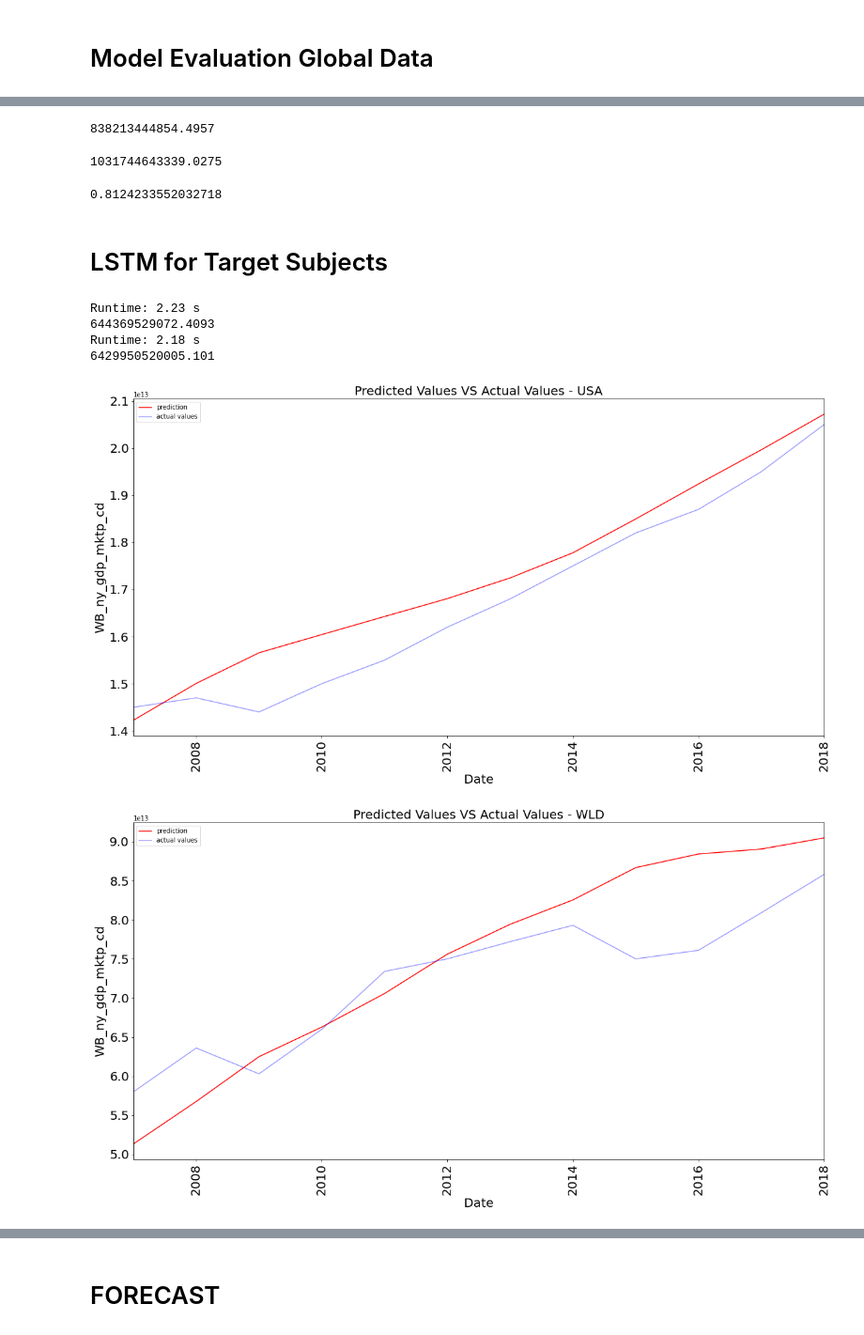
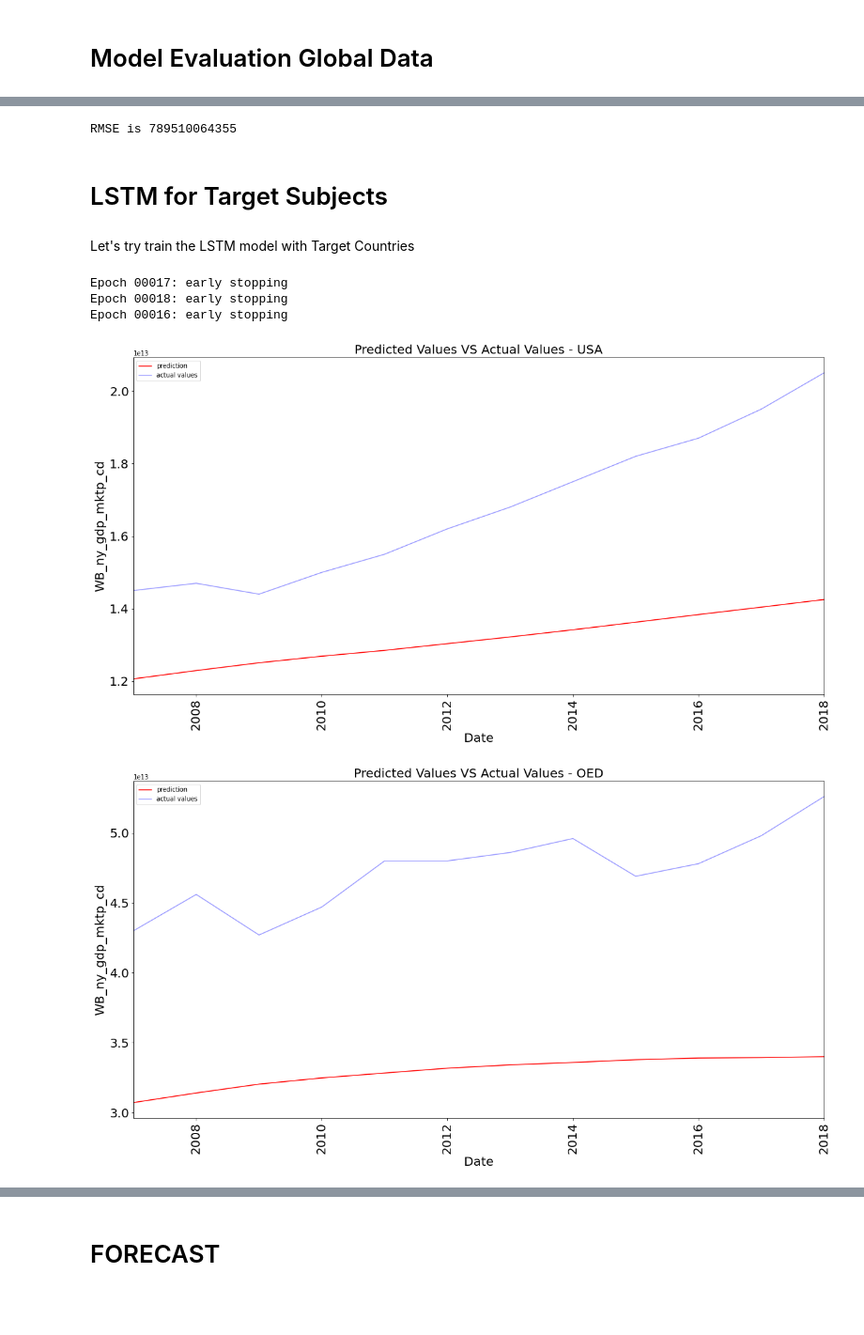
Before and after one commit to haydarevren/automated-insight, a Jupyter notebook: automated-insight.ipynb, the cells around one changed output, grey strips where cells are left out. Shown at 94% size. Drawn from its saved outputs; the diff is of its cells as text; code cells hidden in the pictures; blank space fills up the shorter version.

```diff
--- a/automated-insight.ipynb
+++ b/automated-insight.ipynb
@@ -26,9 +80,9 @@ from sklearn.metrics import mean_squared_error
 # %%
-df = pd.read_csv('capstone_dataset.csv')
+df = pd.read_csv('data/capstone_dataset.csv')
 subject_iden_col=['iso']
 time_iden_cols=['year']
 
 target_cols=['WB_ny_gdp_mktp_cd', 'WB_ny_gdp_defl_kd_zg']
-target_subjects=['USA',' WLD']
+target_subjects=['USA', 'OED', 'HIC', 'IND']
 
-target_periods=5
+target_periods=3
@@ -211,3 +224,3 @@ scaled_df_lag_lead.describe()
 # %%
-imputer = IterativeImputer(BayesianRidge(),n_nearest_features=3,tol=0.05,verbose=1,min_value=-0.001,max_value=1.001)
+imputer = IterativeImputer(BayesianRidge(),n_nearest_features=3,tol=0.01,verbose=0,min_value=-0.001,max_value=1.001)
 imputed_data=imputer.fit_transform(scaled_df_lag_lead)
@@ -441,9 +396,10 @@ X, Y =np.array(X), np.array(Y)
 model = Sequential()
 
 model.add(LSTM(units=32*Y.shape[1], activation='relu',input_shape=(X.shape[1], X.shape[2]), return_sequences=True ))
-
+model.add(Dropout(0.1))
 
 model.add(LSTM(units=8*Y.shape[1],return_sequences=False))
+model.add(Dropout(0.1))
 
 model.add(Dense(Y.shape[1]))
 model.add(Activation("linear"))
@@ -457,7 +413,7 @@ t0=time.time()
 
 model.fit(X,Y,
           epochs=30,
-          batch_size=128,  verbose=1, shuffle=False,
+          batch_size=128,  verbose=0, shuffle=False,
          )
 
 t1=time.time()
@@ -519,19 +461,13 @@ def RMSE(actual,prediction):
     rmse = np.sqrt(mean_squared_error(actual,prediction))
     return rmse
 # %%
-print(RMSE(Y[target_cols[0]],Y_pred[target_cols[0]]))
+print('RMSE is %d' %RMSE(Y[target_cols[0]],Y_pred[target_cols[0]]))
 # %% [output]
-838213444854.4957
+RMSE is 789510064355
-# %%
-print(Y[target_cols[0]].mean())
-# %% [output]
-1031744643339.0275
-# %%
-print(RMSE(Y[target_cols[0]],Y_pred[target_cols[0]])/Y[target_cols[0]].mean())
-# %% [output]
-0.8124233552032718
 # %% [markdown]
 # LSTM for Target Subjects
+# %% [markdown]
+Let's try train the LSTM model with Target Countries
 # %%
 #create a train test split for given subject
 def train_test_split(subject, percent=0.8):
@@ -566,41 +502,40 @@ def train_test_split(subject, percent=0.8):
 # loop through target subjects
 for i, subject in enumerate(target_subjects):
     X_train, Y_train, X_test, Y_test, subject_test_range_list = train_test_split(subject)
 
-    early_stop = EarlyStopping(monitor='val_loss', mode='min', verbose=1, patience=20)
+    early_stop = EarlyStopping(monitor='val_loss', mode='min', verbose=1, patience=10)
 
     t0=time.time()
     model.fit(X_train,Y_train,
-              epochs=30,
-              batch_size=16,  verbose=0, shuffle=False,
+              epochs=20,
+              batch_size=32,  verbose=0, shuffle=False,
               validation_data=(X_test, Y_test),
               callbacks=[early_stop])
     t1=time.time()
-    print('Runtime: %.2f s' %(t1-t0))
+#     print('Runtime: %.2f s' %(t1-t0))
     Y_test_pred=model.predict(X_test)
     Y_test_pred=s.inverse_transform(Y_test_pred)
     Y_test_pred=pd.DataFrame(Y_test_pred,index=subject_test_range_list, columns=reduced_df.drop(columns=['SUBJECT','DATE']).columns)
     Y_test_pred['SUBJECT']=reduced_df.loc[subject_test_range_list]['SUBJECT']
     Y_test_pred['DATE']=reduced_df.loc[subject_test_range_list]['DATE']
     Y=reduced_df.loc[subject_test_range_list]
 
-    print(RMSE(Y[target_cols[0]],Y_test_pred[target_cols[0]]))
+#     print(RMSE(Y[target_cols[0]],Y_test_pred[target_cols[0]]))
 
     plt.figure(figsize=(20,10))
     Y_test_pred.groupby('DATE')[target_cols[0]].mean().plot(kind='line',label='prediction',color='red',alpha=1)
     Y.groupby('DATE')[target_cols[0]].mean().plot(kind='line',label='actual values',color='blue',alpha=0.4)
     plt.xticks(rotation=90,size=20)
     plt.yticks(size=20)
 
 
     plt.ylabel(target_cols[0],fontsize=20)
     plt.xlabel('Date',fontsize=20)
     plt.title('Predicted Values VS Actual Values - %s' %(subject),fontsize=20)
     plt.legend()
 # %% [output]
-Runtime: 2.23 s
-644369529072.4093
-Runtime: 2.18 s
-6429950520005.101
+Epoch 00017: early stopping
+Epoch 00018: early stopping
+Epoch 00016: early stopping
-[figure, old version]
+[figure, new version]
-[figure, old version]
+[figure, new version]
```
Also changed, not shown: parts of 48 cells of this notebook, 3 other files.
